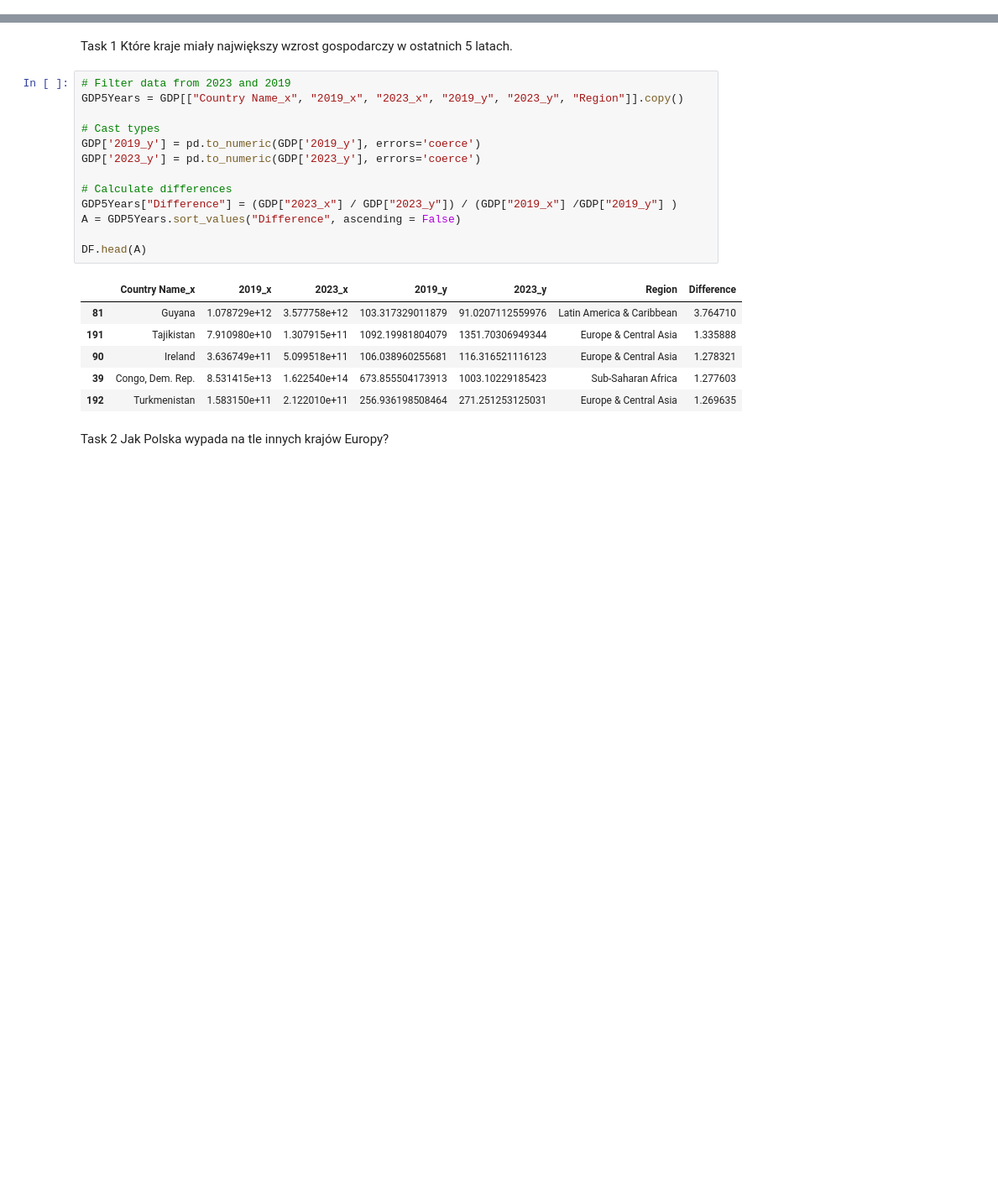
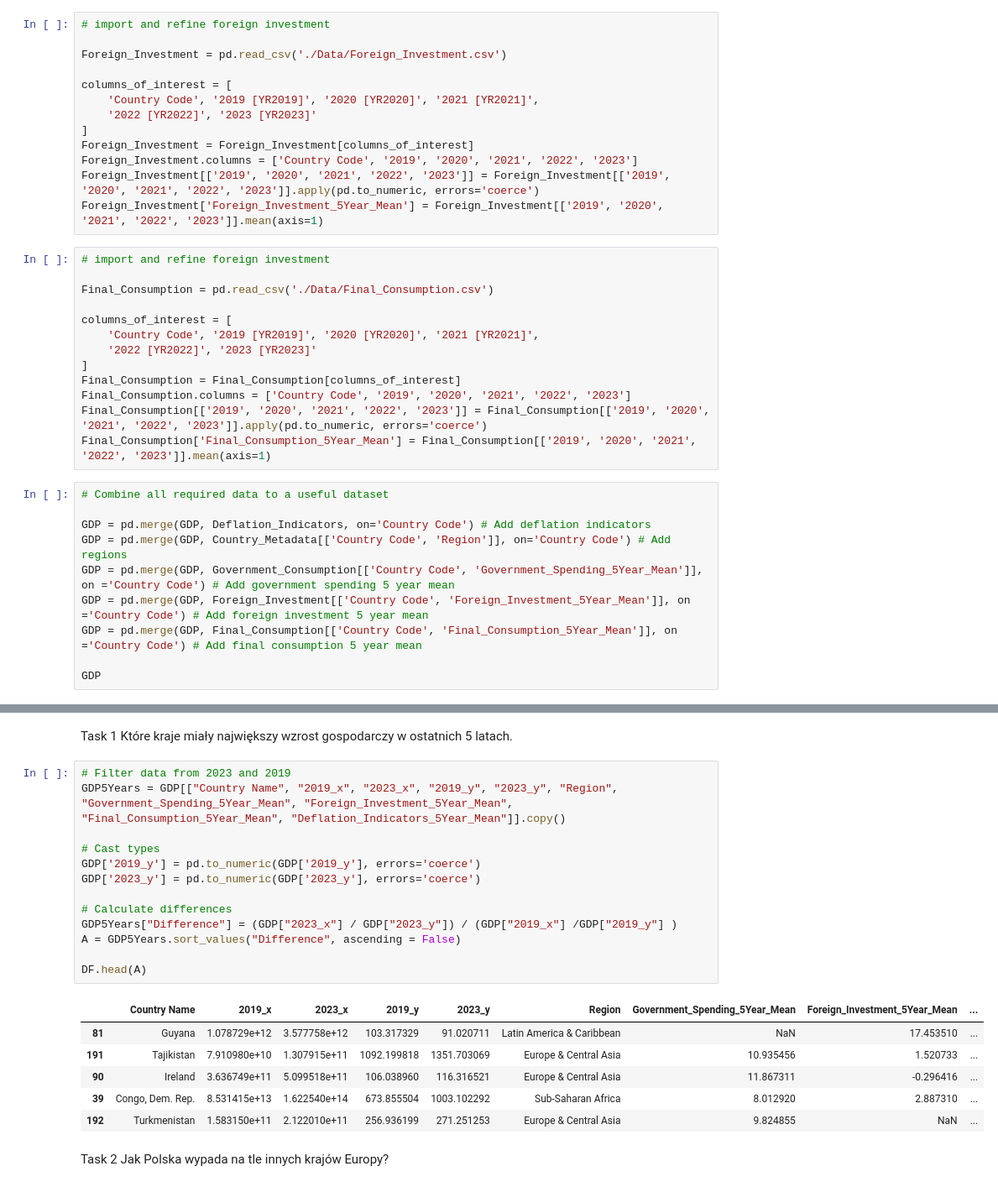
Before and after one commit to filip131311/JPDPD-Project, a Jupyter notebook: Project.ipynb, the cells around one changed output, grey strips where cells are left out. Shown at 84% size. Saved outputs shown, nothing was run; the diff lists cells and outputs as text; blank space fills up the shorter version.

```diff
--- a/Project.ipynb
+++ b/Project.ipynb
@@ -40,0 +47,36 @@ GDP
+# %%
+# import and refine foreign investment
+
+Foreign_Investment = pd.read_csv('./Data/Foreign_Investment.csv')
+
+columns_of_interest = [
+    'Country Code', '2019 [YR2019]', '2020 [YR2020]', '2021 [YR2021]',
+    '2022 [YR2022]', '2023 [YR2023]'
+]
+Foreign_Investment = Foreign_Investment[columns_of_interest]
+Foreign_Investment.columns = ['Country Code', '2019', '2020', '2021', '2022', '2023']
+Foreign_Investment[['2019', '2020', '2021', '2022', '2023']] = Foreign_Investment[['2019', '2020', '2021', '2022', '2023']].apply(pd.to_numeric, errors='coerce')
+Foreign_Investment['Foreign_Investment_5Year_Mean'] = Foreign_Investment[['2019', '2020', '2021', '2022', '2023']].mean(axis=1)
+# %%
+# import and refine foreign investment
+
+Final_Consumption = pd.read_csv('./Data/Final_Consumption.csv')
+
+columns_of_interest = [
+    'Country Code', '2019 [YR2019]', '2020 [YR2020]', '2021 [YR2021]',
+    '2022 [YR2022]', '2023 [YR2023]'
+]
+Final_Consumption = Final_Consumption[columns_of_interest]
+Final_Consumption.columns = ['Country Code', '2019', '2020', '2021', '2022', '2023']
+Final_Consumption[['2019', '2020', '2021', '2022', '2023']] = Final_Consumption[['2019', '2020', '2021', '2022', '2023']].apply(pd.to_numeric, errors='coerce')
+Final_Consumption['Final_Consumption_5Year_Mean'] = Final_Consumption[['2019', '2020', '2021', '2022', '2023']].mean(axis=1)
+# %%
+# Combine all required data to a useful dataset
+
+GDP = pd.merge(GDP, Deflation_Indicators, on='Country Code') # Add deflation indicators
+GDP = pd.merge(GDP, Country_Metadata[['Country Code', 'Region']], on='Country Code') # Add regions
+GDP = pd.merge(GDP, Government_Consumption[['Country Code', 'Government_Spending_5Year_Mean']], on ='Country Code') # Add government spending 5 year mean
+GDP = pd.merge(GDP, Foreign_Investment[['Country Code', 'Foreign_Investment_5Year_Mean']], on ='Country Code') # Add foreign investment 5 year mean
+GDP = pd.merge(GDP, Final_Consumption[['Country Code', 'Final_Consumption_5Year_Mean']], on ='Country Code') # Add final consumption 5 year mean
+
+GDP
@@ -43,24 +99,24 @@ Task 1
 Które kraje miały największy wzrost gospodarczy w ostatnich 5 latach.
 # %%
 # Filter data from 2023 and 2019
-GDP5Years = GDP[["Country Name_x", "2019_x", "2023_x", "2019_y", "2023_y", "Region"]].copy()
+GDP5Years = GDP[["Country Name", "2019_x", "2023_x", "2019_y", "2023_y", "Region", "Government_Spending_5Year_Mean", "Foreign_Investment_5Year_Mean", "Final_Consumption_5Year_Mean", "Deflation_Indicators_5Year_Mean"]].copy()
 
 # Cast types
 GDP['2019_y'] = pd.to_numeric(GDP['2019_y'], errors='coerce')
 GDP['2023_y'] = pd.to_numeric(GDP['2023_y'], errors='coerce')
 
 # Calculate differences
 GDP5Years["Difference"] = (GDP["2023_x"] / GDP["2023_y"]) / (GDP["2019_x"] /GDP["2019_y"] )
 A = GDP5Years.sort_values("Difference", ascending = False)
 
 DF.head(A)
 # %% [output]
-|  | Country Name_x | 2019_x | 2023_x | 2019_y | 2023_y | Region | Difference |
-| 81 | Guyana | 1.078729e+12 | 3.577758e+12 | 103.317329011879 | 91.0207112559976 | Latin America & Caribbean | 3.764710 |
-| 191 | Tajikistan | 7.910980e+10 | 1.307915e+11 | 1092.19981804079 | 1351.70306949344 | Europe & Central Asia | 1.335888 |
-| 90 | Ireland | 3.636749e+11 | 5.099518e+11 | 106.038960255681 | 116.316521116123 | Europe & Central Asia | 1.278321 |
-| 39 | Congo, Dem. Rep. | 8.531415e+13 | 1.622540e+14 | 673.855504173913 | 1003.10229185423 | Sub-Saharan Africa | 1.277603 |
-| 192 | Turkmenistan | 1.583150e+11 | 2.122010e+11 | 256.936198508464 | 271.251253125031 | Europe & Central Asia | 1.269635 |
+|  | Country Name | 2019_x | 2023_x | 2019_y | 2023_y | Region | Government_Spending_5Year_Mean | Foreign_Investment_5Year_Mean | ... |
+| 81 | Guyana | 1.078729e+12 | 3.577758e+12 | 103.317329 | 91.020711 | Latin America & Caribbean | NaN | 17.453510 | ... |
+| 191 | Tajikistan | 7.910980e+10 | 1.307915e+11 | 1092.199818 | 1351.703069 | Europe & Central Asia | 10.935456 | 1.520733 | ... |
+| 90 | Ireland | 3.636749e+11 | 5.099518e+11 | 106.038960 | 116.316521 | Europe & Central Asia | 11.867311 | -0.296416 | ... |
+| 39 | Congo, Dem. Rep. | 8.531415e+13 | 1.622540e+14 | 673.855504 | 1003.102292 | Sub-Saharan Africa | 8.012920 | 2.887310 | ... |
+| 192 | Turkmenistan | 1.583150e+11 | 2.122010e+11 | 256.936199 | 271.251253 | Europe & Central Asia | 9.824855 | NaN | ... |
 # %% [markdown]
 Task 2 Jak Polska wypada na tle innych krajów Europy?
 # %%
```
Also changed, not shown: parts of 12 cells of this notebook, 4 other files.
